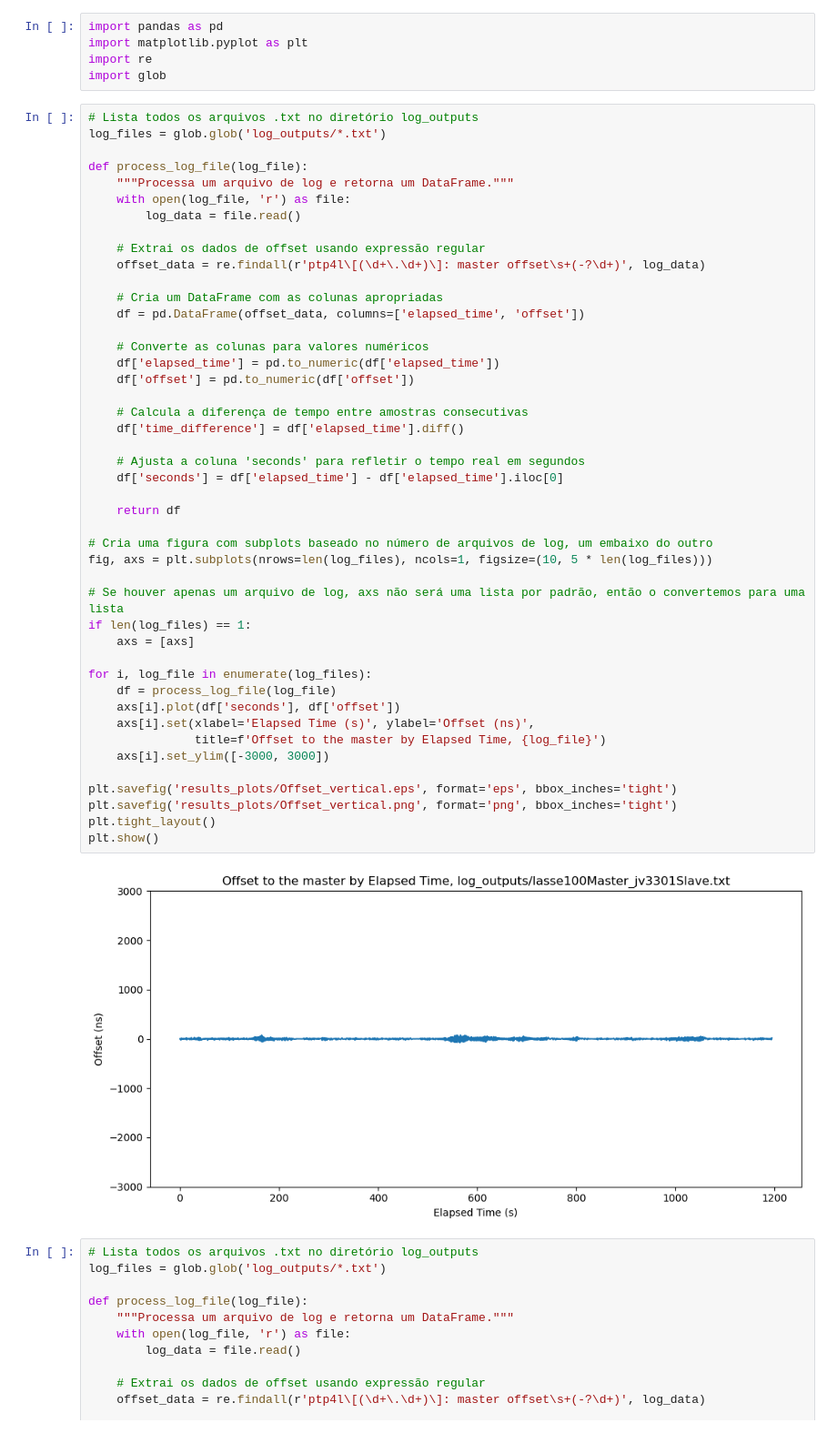
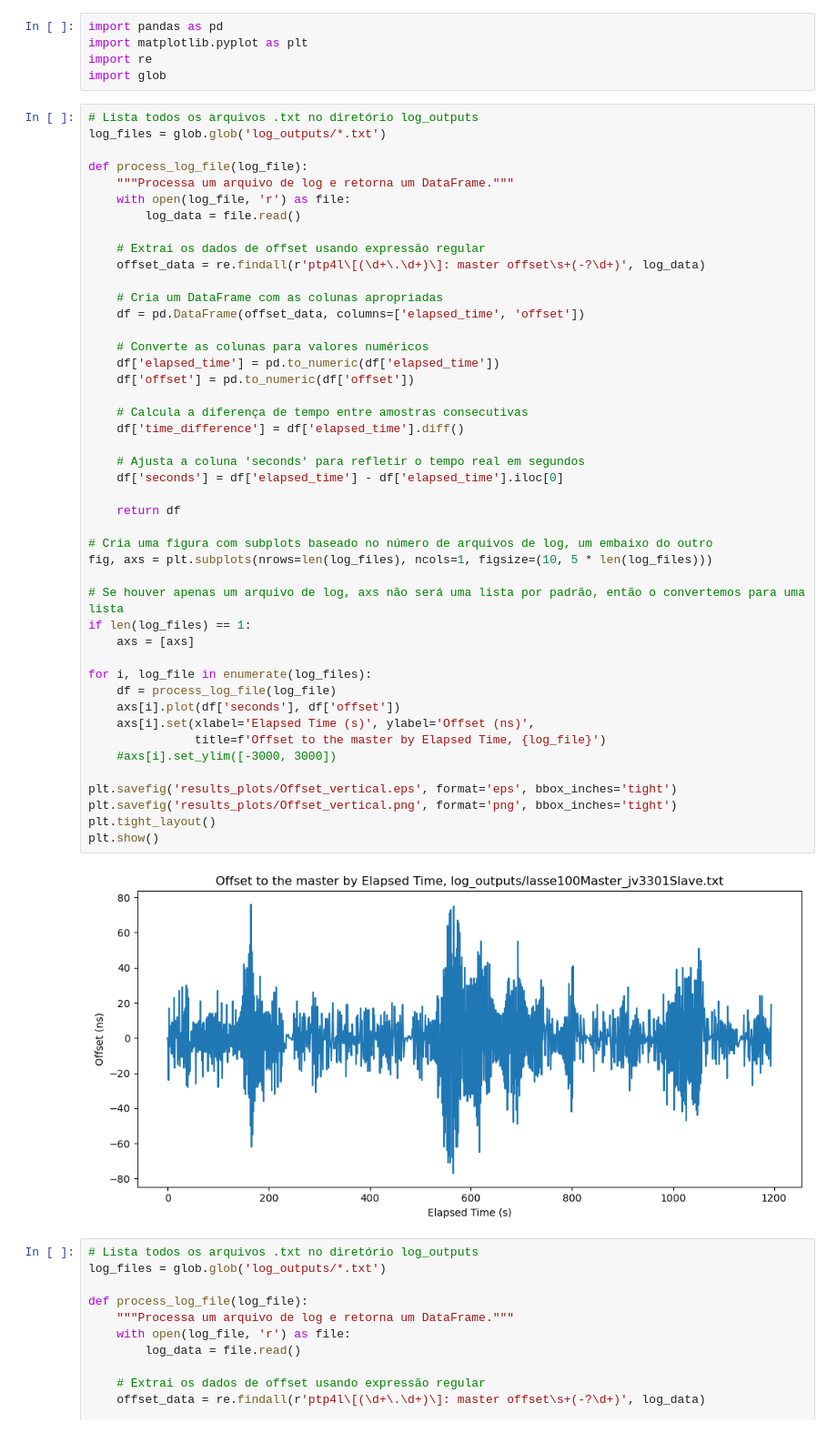
Before and after one commit to jvictorferreira3301/LinuxPTP_Analyzer, a Jupyter notebook: analyzer.ipynb, the cells around one changed output. Shown: that part at 91% size. Cells and saved outputs as stored; diff of their text form.

```diff
--- a/analyzer.ipynb
+++ b/analyzer.ipynb
@@ -21,35 +21,35 @@ def process_log_file(log_file):
     # Converte as colunas para valores numéricos
     df['elapsed_time'] = pd.to_numeric(df['elapsed_time'])
     df['offset'] = pd.to_numeric(df['offset'])
 
     # Calcula a diferença de tempo entre amostras consecutivas
     df['time_difference'] = df['elapsed_time'].diff()
 
     # Ajusta a coluna 'seconds' para refletir o tempo real em segundos
     df['seconds'] = df['elapsed_time'] - df['elapsed_time'].iloc[0]
 
     return df
 
 # Cria uma figura com subplots baseado no número de arquivos de log, um embaixo do outro
 fig, axs = plt.subplots(nrows=len(log_files), ncols=1, figsize=(10, 5 * len(log_files)))
 
 # Se houver apenas um arquivo de log, axs não será uma lista por padrão, então o convertemos para uma lista
 if len(log_files) == 1:
     axs = [axs]
 
 for i, log_file in enumerate(log_files):
     df = process_log_file(log_file)
     axs[i].plot(df['seconds'], df['offset'])
     axs[i].set(xlabel='Elapsed Time (s)', ylabel='Offset (ns)',
                title=f'Offset to the master by Elapsed Time, {log_file}')
-    axs[i].set_ylim([-3000, 3000])
+    #axs[i].set_ylim([-3000, 3000])
 
 plt.savefig('results_plots/Offset_vertical.eps', format='eps', bbox_inches='tight')
 plt.savefig('results_plots/Offset_vertical.png', format='png', bbox_inches='tight')
 plt.tight_layout()
 plt.show()
 # %% [output]
-[figure, old version]
+[figure, new version]
 # %%
 # Lista todos os arquivos .txt no diretório log_outputs
 log_files = glob.glob('log_outputs/*.txt')
```
Also changed, not shown: 5 other files.
